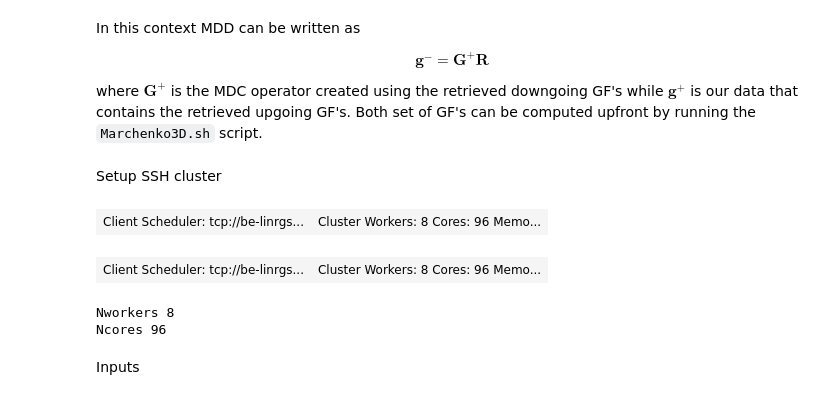
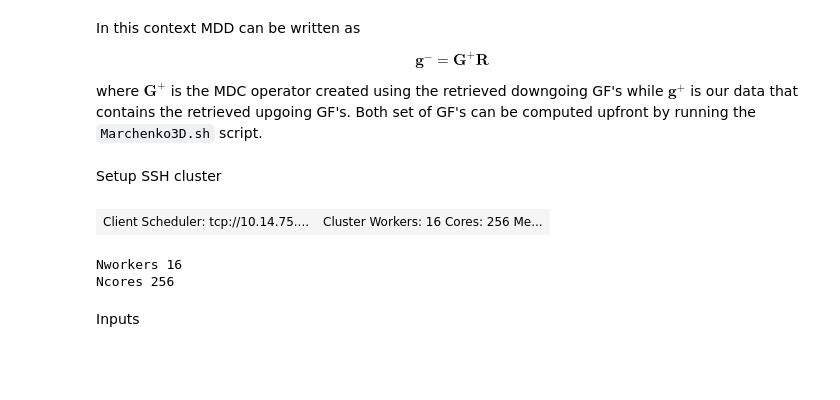
Before and after one commit to DIG-Kaust/MDC-HPC, a Jupyter notebook: MDD3D.ipynb, the cells around one changed output. Cells and saved outputs as stored; diff of their text form; code cells hidden in the pictures; blank space fills up the shorter version.

```diff
--- a/MDD3D.ipynb
+++ b/MDD3D.ipynb
@@ -44,7 +48,13 @@ os.environ["STORE_PATH"] = "/project/fsenter/mrava/Marchenko3D/"
 # %% [markdown]
 Setup SSH cluster
-# %%
-client = pylops_distributed.utils.backend.dask(hardware='multi', client='be-linrgsn151:8786')
-client
-# %% [output]
-| Client Scheduler: tcp://be-linrgs... | Cluster Workers: 8 Cores: 96 Memo... |
+# %%
+nworkers = 16
+cluster = PBSCluster(cores=16,
+                     processes=1,
+                     memory='128GB',
+                     shebang='#!/bin/bash',
+                     resource_spec='nodes=1:baloo',
+                     queue='normal',
+                     #name='Marchenko-dask',
+                     walltime='02:00:00',
+                     project='account')
@@ -51,15 +63,17 @@ client
+# %%
+client = Client(cluster)
 # %%
-client.restart()
+client
 # %% [output]
-| Client Scheduler: tcp://be-linrgs... | Cluster Workers: 8 Cores: 96 Memo... |
+| Client Scheduler: tcp://10.14.75.... | Cluster Workers: 16 Cores: 256 Me... |
 # %%
 nworkers = len(np.array(list(client.ncores().values())))
 ncores = np.sum(np.array(list(client.ncores().values())))
 print('Nworkers', nworkers)
 print('Ncores', ncores)
 # %% [output]
-Nworkers 8
-Ncores 96
+Nworkers 16
+Ncores 256
 # %% [markdown]
 Inputs
 # %%
```
Also changed, not shown: parts of 22 cells of this notebook.
